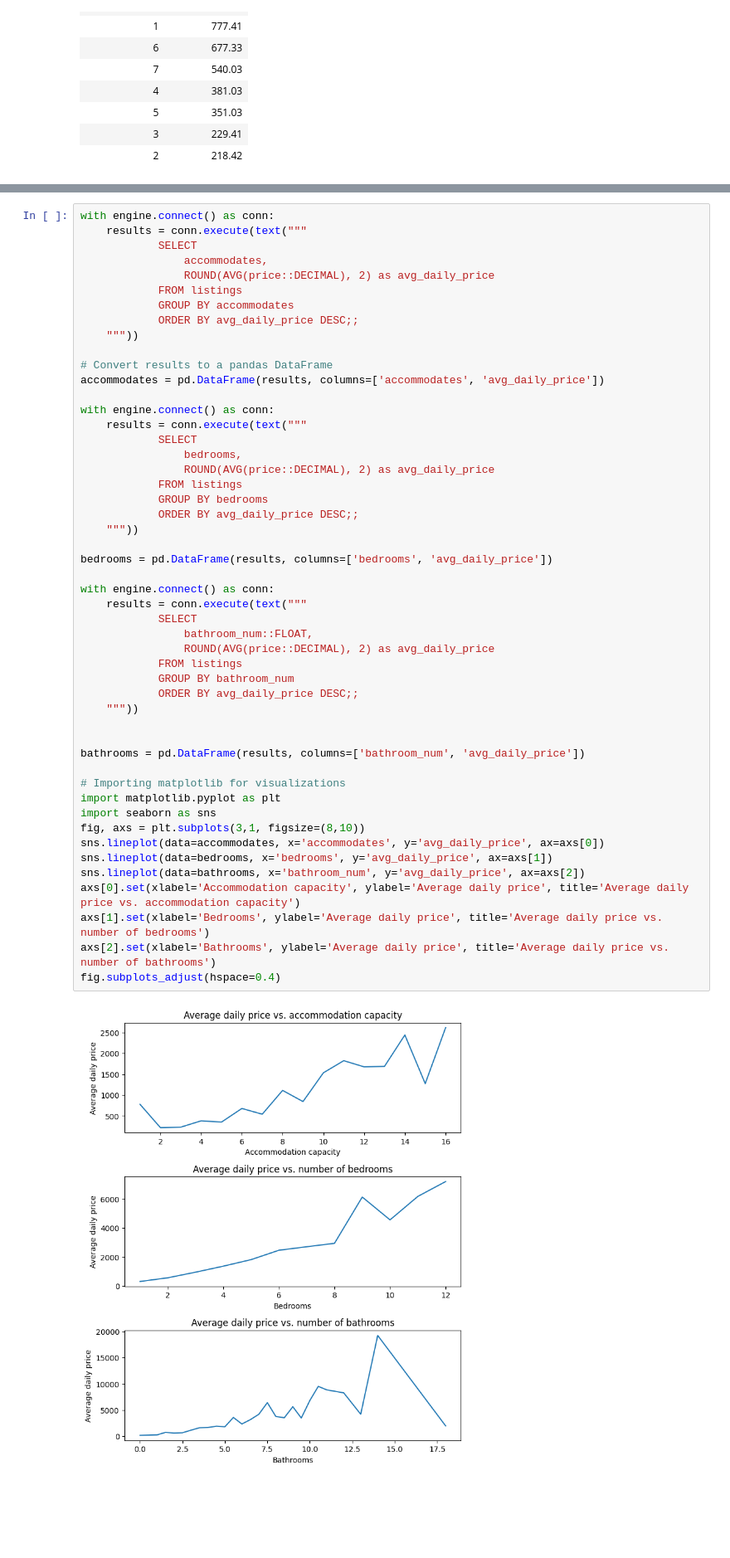
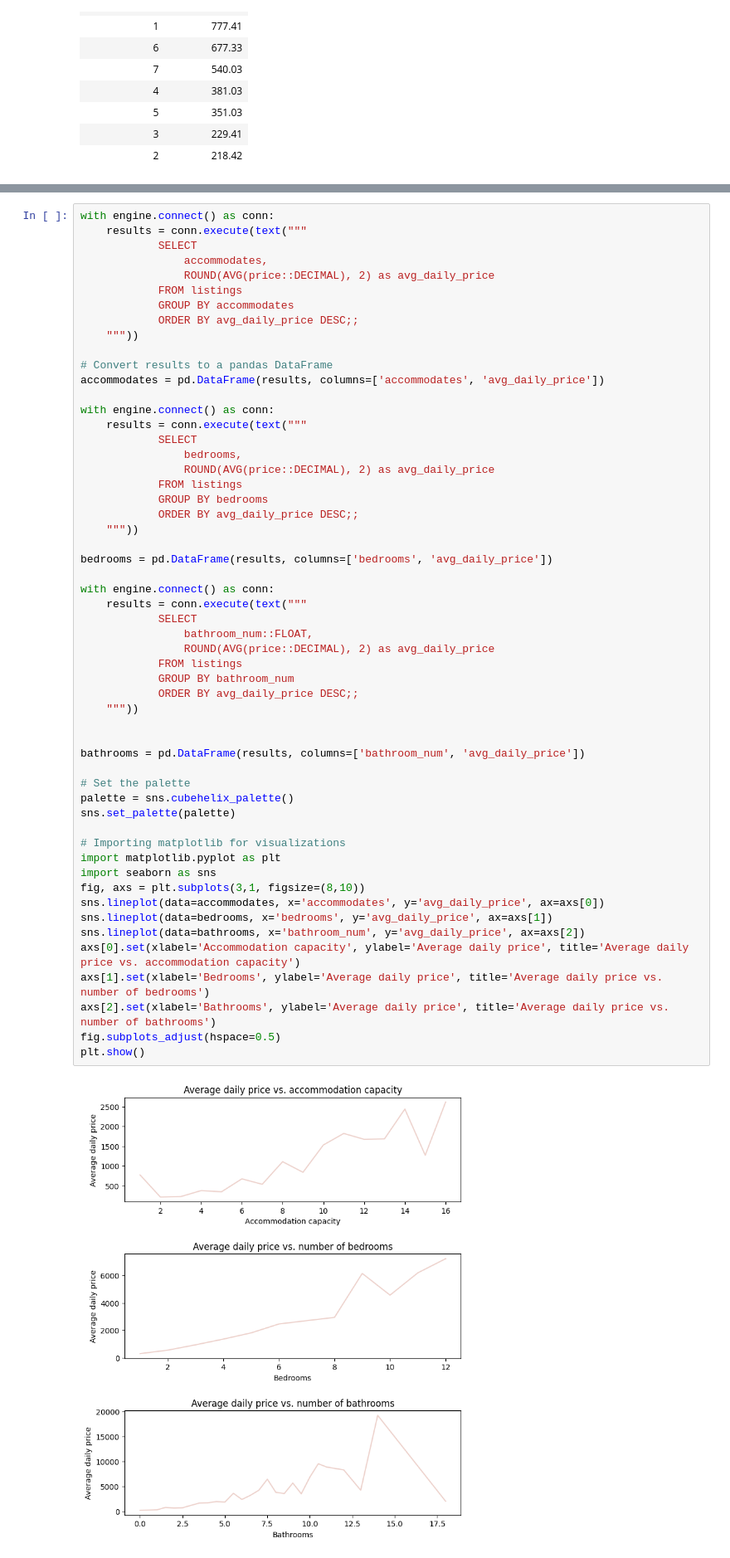
Before and after one commit to kaistops/Hawaii-Airbnb-Analysis, a Jupyter notebook: hawaii_airbnb_analysis.ipynb, the cells around one changed output, grey strips where cells are left out. Shown at 83% size. Drawn from its saved outputs; the diff is of its cells as text; blank space fills up the shorter version.

```diff
--- a/hawaii_airbnb_analysis.ipynb
+++ b/hawaii_airbnb_analysis.ipynb
@@ -827,35 +830,40 @@ with engine.connect() as conn:
             GROUP BY bedrooms
             ORDER BY avg_daily_price DESC;;
     """))
 
 bedrooms = pd.DataFrame(results, columns=['bedrooms', 'avg_daily_price'])
 
 with engine.connect() as conn:
     results = conn.execute(text("""
             SELECT
                 bathroom_num::FLOAT,
                 ROUND(AVG(price::DECIMAL), 2) as avg_daily_price
             FROM listings
             GROUP BY bathroom_num
             ORDER BY avg_daily_price DESC;;
     """))
 
 
 bathrooms = pd.DataFrame(results, columns=['bathroom_num', 'avg_daily_price'])
 
+# Set the palette
+palette = sns.cubehelix_palette()
+sns.set_palette(palette)
+
 # Importing matplotlib for visualizations
 import matplotlib.pyplot as plt
 import seaborn as sns
 fig, axs = plt.subplots(3,1, figsize=(8,10))
 sns.lineplot(data=accommodates, x='accommodates', y='avg_daily_price', ax=axs[0])
 sns.lineplot(data=bedrooms, x='bedrooms', y='avg_daily_price', ax=axs[1])
 sns.lineplot(data=bathrooms, x='bathroom_num', y='avg_daily_price', ax=axs[2])
 axs[0].set(xlabel='Accommodation capacity', ylabel='Average daily price', title='Average daily price vs. accommodation capacity')
 axs[1].set(xlabel='Bedrooms', ylabel='Average daily price', title='Average daily price vs. number of bedrooms')
 axs[2].set(xlabel='Bathrooms', ylabel='Average daily price', title='Average daily price vs. number of bathrooms')
-fig.subplots_adjust(hspace=0.4)
+fig.subplots_adjust(hspace=0.5)
+plt.show()
 # %% [output]
-[figure, old version]
+[figure, new version]
 # %% [markdown]
 As expected, the price of the listing generally increases as a property accommodates more people, has more bedrooms, and has more bathrooms. In addition, the priciest types of properties are "Entire villa", "Room in hotel", and "Entire home", while the priciest room types are "Private room" and "Entire home/apt". It is clear that private accommodations are pricier than shared accommodations.
 
```
Also changed, not shown: parts of 31 cells of this notebook.
